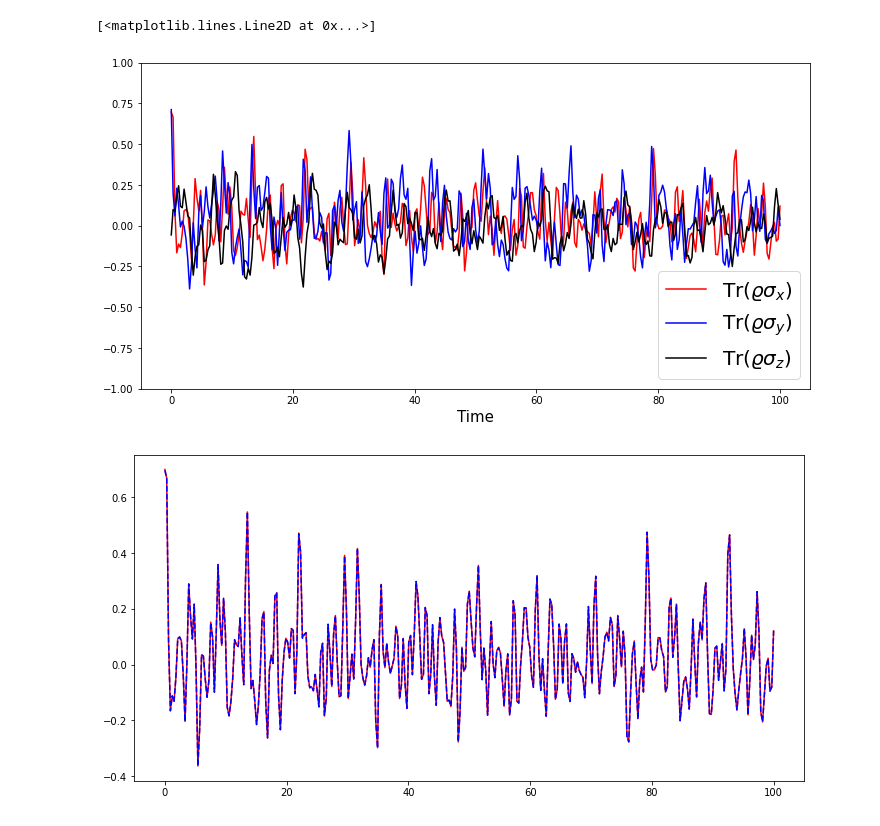
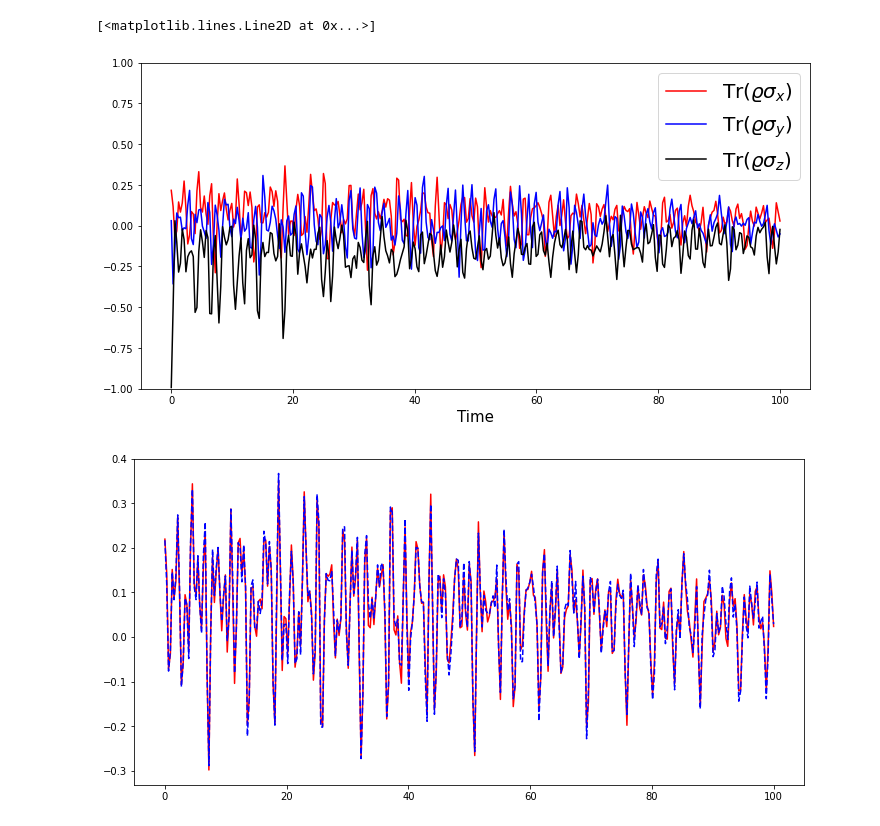
Before and after one commit to LuchnikovI/Dynamic-mode-decomposition-for-open-quantum-systems-identification, a Jupyter notebook: Playground_random_lindbladians.ipynb, the cells around one changed output. Drawn from its saved outputs; the diff is of its cells as text; code cells hidden in the pictures.

```diff
--- a/Playground_random_lindbladians.ipynb
+++ b/Playground_random_lindbladians.ipynb
@@ -20,12 +20,12 @@ Then we use set $\{\rho_j(k\tau)\}_{j,k=1}^{j=M, k=T}$ to build data driven mode
 # %%
 #------------------------Parameters------------------------#
-dissipation_ampl = 0.001 # amplitude of dissipation
+dissipation_ampl = 0.1 # amplitude of dissipation
 hamiltonian_ampl = 1 # amplitude of the hamiltonian part
 time_step = 0.3  # time step size
 total_time = 100  # total simulation time
 number_of_lines = 2  # number of parallel experiments
 size_of_mem = 3  # memory size
-eps = 0.001  # std of noise
+eps = 0.01  # std of noise
 #----------------------------------------------------------#
 
 # pauli matrices
@@ -38,45 +38,45 @@ pauli = tf.concat([sigma_x[tf.newaxis],
                    sigma_y[tf.newaxis],
                    sigma_z[tf.newaxis]], axis=0)
 
-# model initializing
+# model initialization
 model = FiniteEnv(2, size_of_mem)
-model.set_rand_gen(dissipation_ampl, hamiltonian_ampl)
+model.set_rand_gen(dissipation_ampl / ((2 * size_of_mem) ** 2 - 1), hamiltonian_ampl)
 
 # random pure initial states
 psi_re = tf.random.normal((number_of_lines, 2), dtype=tf.float64)
 psi_im = tf.random.normal((number_of_lines, 2), dtype=tf.float64)
 psi = tf.complex(psi_re, psi_im)
 psi = psi / tf.linalg.norm(psi, axis=1, keepdims=True)
 rho = psi[:, tf.newaxis] * tf.math.conj(psi)[..., tf.newaxis]
 
 # dynamics simulation
 train_set_wn = model.dynamics(total_time, time_step, rho)
 # + noise
-train_set = train_set_wn + eps * tf.complex(tf.random.normal(train_set.shape, dtype=tf.float64),
-                                           tf.random.normal(train_set.shape, dtype=tf.float64))
+train_set = train_set_wn + eps * tf.complex(tf.random.normal(train_set_wn.shape, dtype=tf.float64),
+                                            tf.random.normal(train_set_wn.shape, dtype=tf.float64))
 
 # Bloch vectors
 X_train = tf.tensordot(train_set, pauli, [[2, 3], [2, 1]])
 X_train_wn = tf.tensordot(train_set_wn, pauli, [[2, 3], [2, 1]])
 
 # plotting some dynamics
 time = tf.linspace(0, total_time, X_train.shape[1])
 plt.figure(figsize=(12, 6))
 plt.plot(time, X_train[0, :, 0], 'r')
 plt.plot(time, X_train[0, :, 1], 'b')
 plt.plot(time, X_train[0, :, 2], 'k')
 plt.ylim(top=1, bottom=-1)
 plt.xlabel('Time', fontsize=15)
 plt.legend([r'${\rm Tr}(\varrho \sigma_x)$',
             r'${\rm Tr}(\varrho \sigma_y)$',
             r'${\rm Tr}(\varrho \sigma_z)$'], fontsize=20)
 
 plt.figure(figsize=(12, 6))
 plt.plot(time, X_train_wn[0, :, 0], 'r')
 plt.plot(time, X_train[0, :, 0], 'b--')
 # %% [output]
 [<matplotlib.lines.Line2D at 0x...>]
-[figure, old version]
+[figure, new version]
-[figure, old version]
+[figure, new version]
 # %%
 #------------------------Parameters--------------------------#
```
Also changed, not shown: parts of 3 cells of this notebook.
